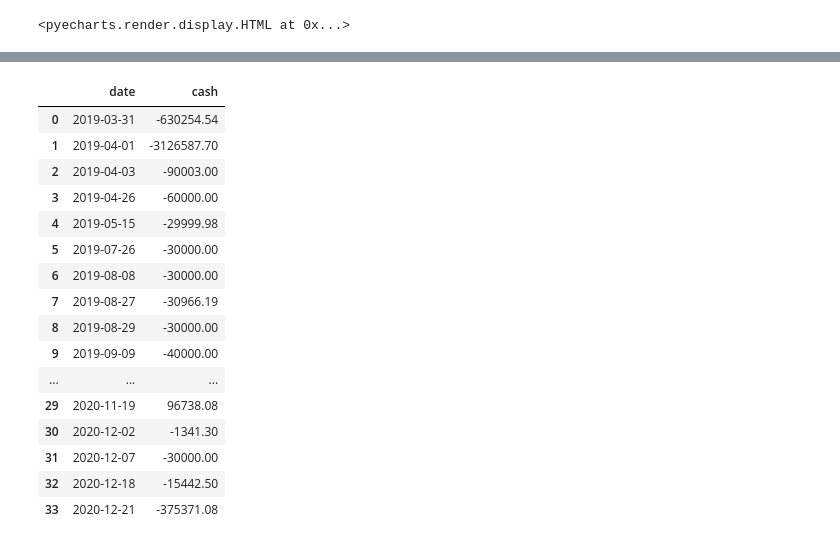
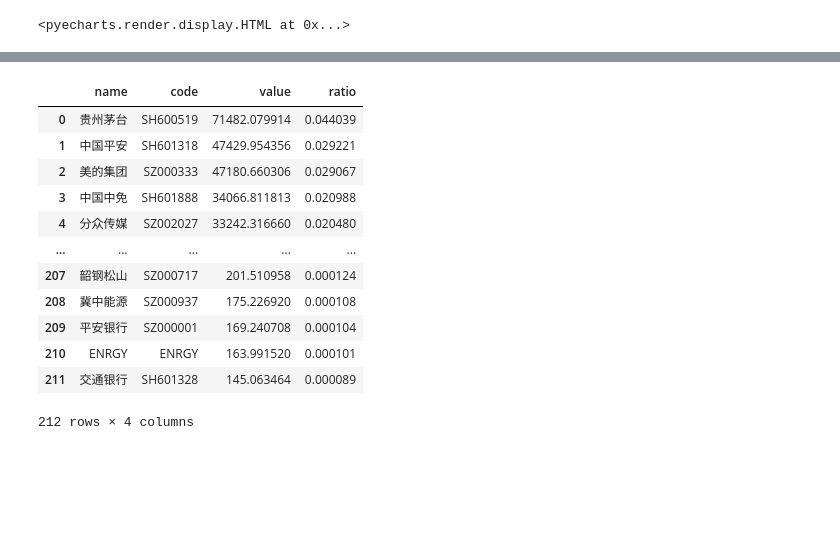
Before and after one commit to laye0619/my_inv_mgr, a Jupyter notebook: inv_analysis/jupyter_inv_analysis.ipynb, the cells around one changed output, grey strips where cells are left out. Drawn from its saved outputs; the diff is of its cells as text; code cells hidden in the pictures; blank space fills up the shorter version.

```diff
--- a/inv_analysis/jupyter_inv_analysis.ipynb
+++ b/inv_analysis/jupyter_inv_analysis.ipynb
@@ -10,6 +10,6 @@ xa.set_display("notebook")
 # %%
 date = yesterdayobj()
-sys_open = analysis.get_my_inv_analysis()
+sys_open = analysis.get_my_inv_analysis(type='open')
 sys_open.combsummary(date=date).sort_values(by="基金现值", ascending=False)
 # %% [output]
 |  | 基金名称 | 基金代码 | 当日净值 | 单位成本 | 持有份额 | 基金现值 | 基金总申购 | 历史最大占用 | 基金持有成本 | 基金分红与赎回 | 换手率 | ... |
@@ -42,5 +46,5 @@ sys_open.v_positions_history()
 # %% [output]
 <pyecharts.render.display.HTML at 0x...>
 # %%
-sys_open.totcftable
+sys_open.get_stock_holdings()
 # %% [output]
@@ -47,18 +61,14 @@ sys_open.totcftable
-|  | date | cash |
-| 0 | 2019-03-31 | -630254.54 |
-| 1 | 2019-04-01 | -3126587.70 |
-| 2 | 2019-04-03 | -90003.00 |
-| 3 | 2019-04-26 | -60000.00 |
-| 4 | 2019-05-15 | -29999.98 |
-| 5 | 2019-07-26 | -30000.00 |
-| 6 | 2019-08-08 | -30000.00 |
-| 7 | 2019-08-27 | -30966.19 |
-| 8 | 2019-08-29 | -30000.00 |
-| 9 | 2019-09-09 | -40000.00 |
-| ... | ... | ... |
-| 29 | 2020-11-19 | 96738.08 |
-| 30 | 2020-12-02 | -1341.30 |
-| 31 | 2020-12-07 | -30000.00 |
-| 32 | 2020-12-18 | -15442.50 |
-| 33 | 2020-12-21 | -375371.08 |
+|  | name | code | value | ratio |
+| 0 | 贵州茅台 | SH600519 | 71482.079914 | 0.044039 |
+| 1 | 中国平安 | SH601318 | 47429.954356 | 0.029221 |
+| 2 | 美的集团 | SZ000333 | 47180.660306 | 0.029067 |
+| 3 | 中国中免 | SH601888 | 34066.811813 | 0.020988 |
+| 4 | 分众传媒 | SZ002027 | 33242.316660 | 0.020480 |
+| ... | ... | ... | ... | ... |
+| 207 | 韶钢松山 | SZ000717 | 201.510958 | 0.000124 |
+| 208 | 冀中能源 | SZ000937 | 175.226920 | 0.000108 |
+| 209 | 平安银行 | SZ000001 | 169.240708 | 0.000104 |
+| 210 | ENRGY | ENRGY | 163.991520 | 0.000101 |
+| 211 | 交通银行 | SH601328 | 145.063464 | 0.000089 |
+212 rows × 4 columns
 # %%
```
Also changed, not shown: parts of 13 cells of this notebook, 7 other files.
